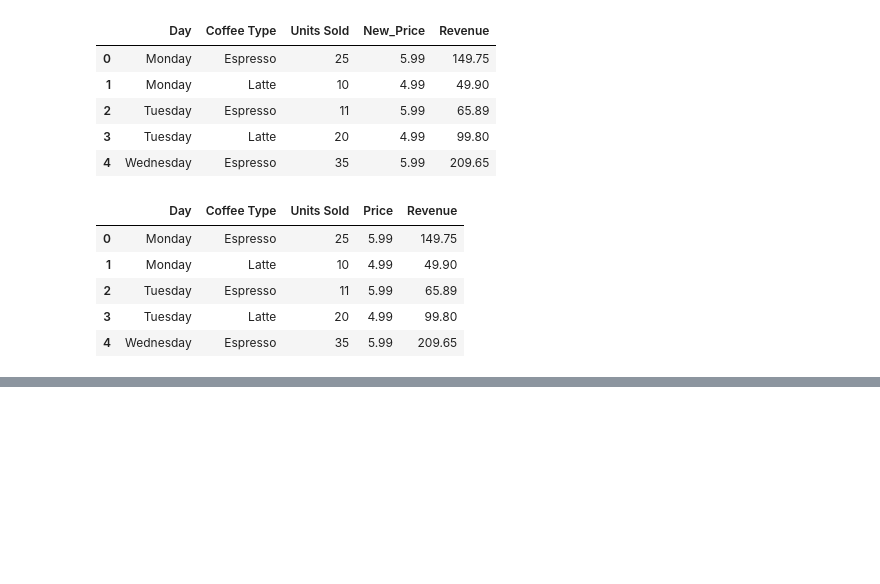
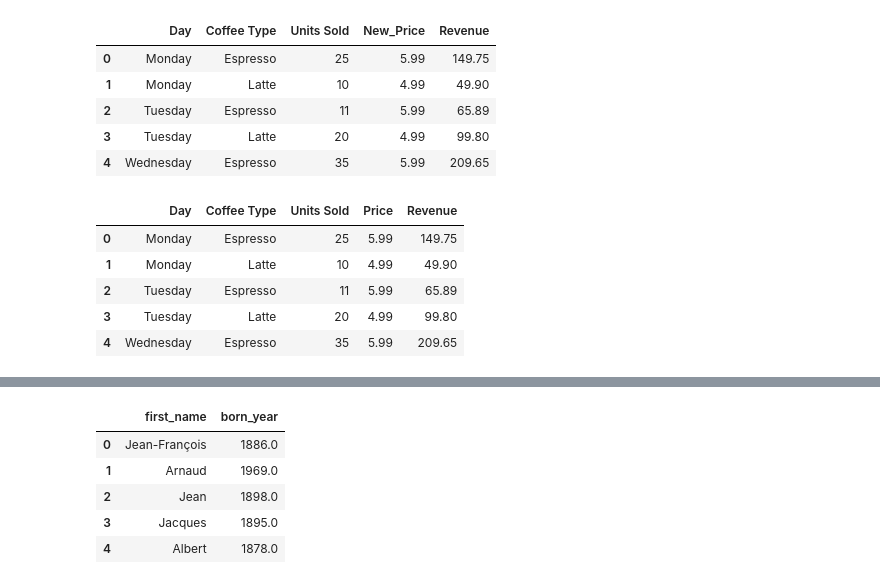
Before and after one commit to nikk909/pandas_jupter_learning, a Jupyter notebook: pandas_from_ Keith Galli.ipynb, the cells around one changed output, grey strips where cells are left out. Drawn from its saved outputs; the diff is of its cells as text; code cells hidden in the pictures; blank space fills up the shorter version.

```diff
--- a/pandas_from_ Keith Galli.ipynb
+++ b/pandas_from_ Keith Galli.ipynb
@@ -1176,0 +1235,10 @@ coffee.head()
+# %%
+bios_new["born_year"] = bios_new["born_datatime"].dt.year
+bios_new[["first_name","born_year"]].head()
+# %% [output]
+|  | first_name | born_year |
+| 0 | Jean-François | 1886.0 |
+| 1 | Arnaud | 1969.0 |
+| 2 | Jean | 1898.0 |
+| 3 | Jacques | 1895.0 |
+| 4 | Albert | 1878.0 |
```
Also changed, not shown: parts of 9 cells of this notebook.
